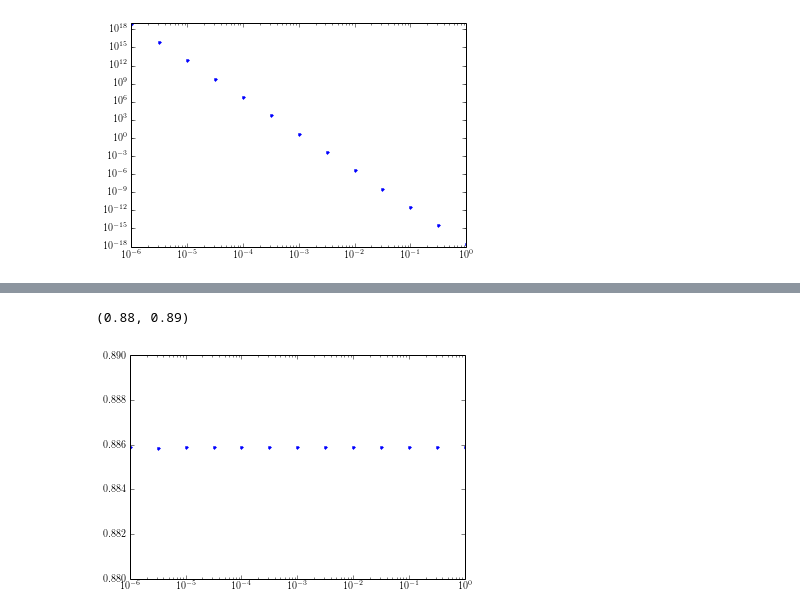
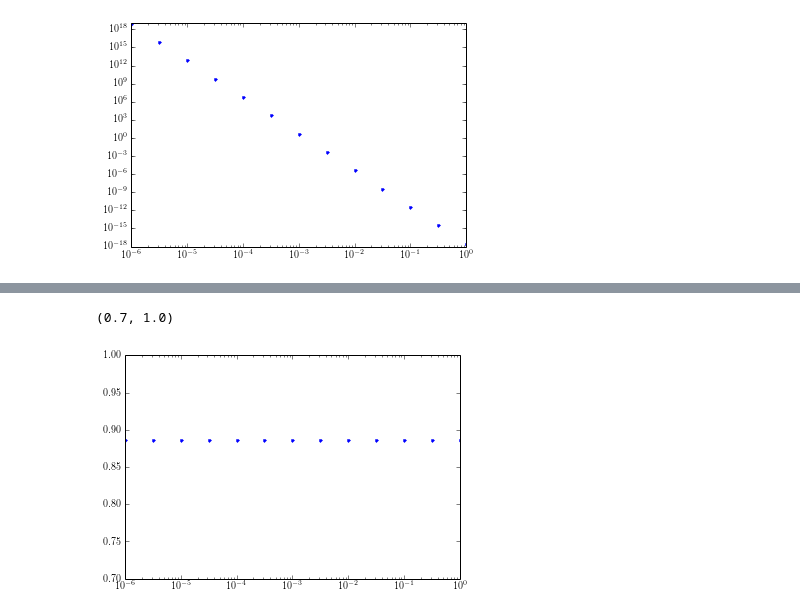
Before and after one commit to rahulporuri/project_work, a Jupyter notebook: power_law/bi-spectrum/equilateral_limit/tensor_bi-spectrum_eq_lt.ipynb, the cells around one changed output, grey strips where cells are left out. Drawn from its saved outputs; the diff is of its cells as text; code cells hidden in the pictures.

Commit message:
updated results for more npts

```diff
--- a/power_law/bi-spectrum/equilateral_limit/tensor_bi-spectrum_eq_lt.ipynb
+++ b/power_law/bi-spectrum/equilateral_limit/tensor_bi-spectrum_eq_lt.ipynb
@@ -98,8 +107,6 @@ A = lambda N : ai*numpy.exp(N)
 # %% [output]
 'The scale factor in terms of e-fold N.'
 # %%
-k0 = numpy.empty(0)
-
 def DDhk(k0, N, hk0, Dhk0):
     '''Returns the value of the second derivative of the tensor perturbatons
     h_k th respec to e-fold N. We need this value when we are trying to
@@ -171,7 +178,7 @@ def evolve_hk(k0, Nics, Nshss, step):
 
     return hk_array
 # %%
-e = 10**(-1.)
+e = (1./50)
 
 def calG(hk_array, k0, Nics, Nshss):
     '''Returns the value of \mathcal{G} which is in turn used to estimate G, the
@@ -217,7 +224,9 @@ def main(k0, N_array):
     h_NL = (-1./6)*((4./(2.*numpy.pi**2))**2)*(k0**6)*G/(tps**2)
 
     print k0, str(tps).strip('[]'), str((k0**(3./2))*numpy.absolute(CalG)).strip('[]'), str(G.real).strip('[]'), str((k0**6)*G.real).strip('[]'), str(h_NL.real).strip('[]')
-    return None
+#    return None
+
+    return k0, str(tps).strip('[]'), str(numpy.absolute(CalG)).strip('[]'), str((k0**(3./2))*numpy.absolute(CalG)).strip('[]'), str(G.real).strip('[]'), str((k0**6.)*G.real).strip('[]'), str(h_NL.real).strip('[]')
 # %%
 k_list = numpy.array([10**((-12 + i)/2.) for i in range(13)])
 '''Range of modes k to run the main loop on.'''
@@ -258,0 +240,2 @@ eq_data = numpy.array([[1e-05, 2.3549855577e-10, 9.25915864e+09 , -7.17866286e+1
+# %%
+data = numpy.asarray(results,dtype=float)
@@ -281,6 +325,7 @@ plt.loglog([eq_data[i][0] for i in range(len(eq_data))], [-eq_data[i][4] for i i
 # %%
-plt.semilogx([eq_data[i][0] for i in range(len(eq_data))], [eq_data[i][5] for i in range(len(eq_data))],'.')
-plt.ylim([0.88,0.89])
+#plt.semilogx([eq_data[i][0] for i in range(len(eq_data))], [eq_data[i][5] for i in range(len(eq_data))],'.')
+plt.semilogx(data[:,0], data[:,6],'.')
+plt.ylim([0.7,1.0])
 # %% [output]
-(0.88, 0.89)
+(0.7, 1.0)
-[figure, old version]
+[figure, new version]
```
Also changed, not shown: parts of 12 cells of this notebook.
